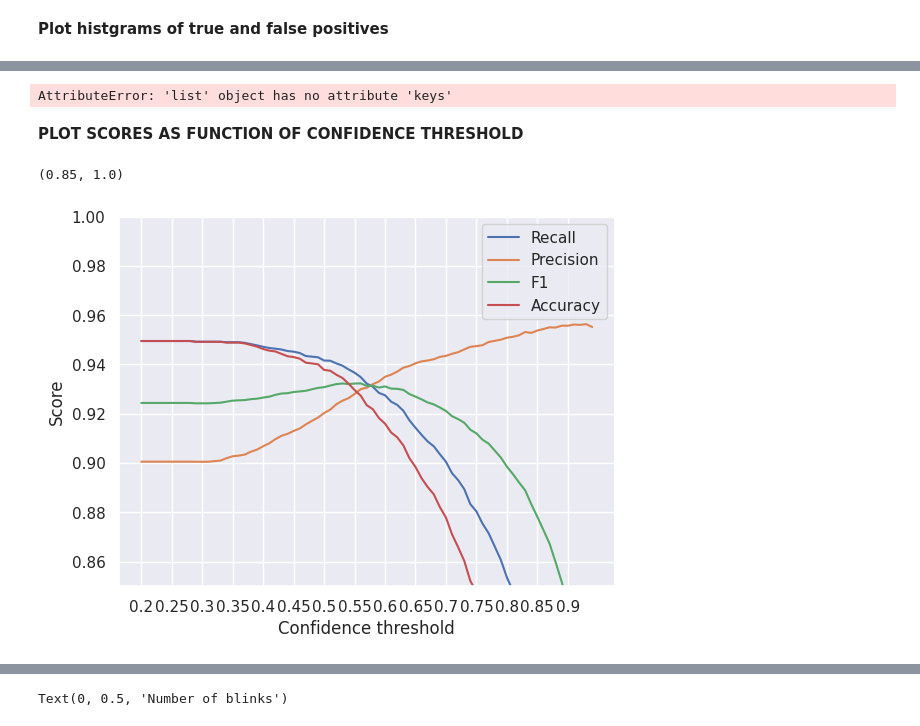
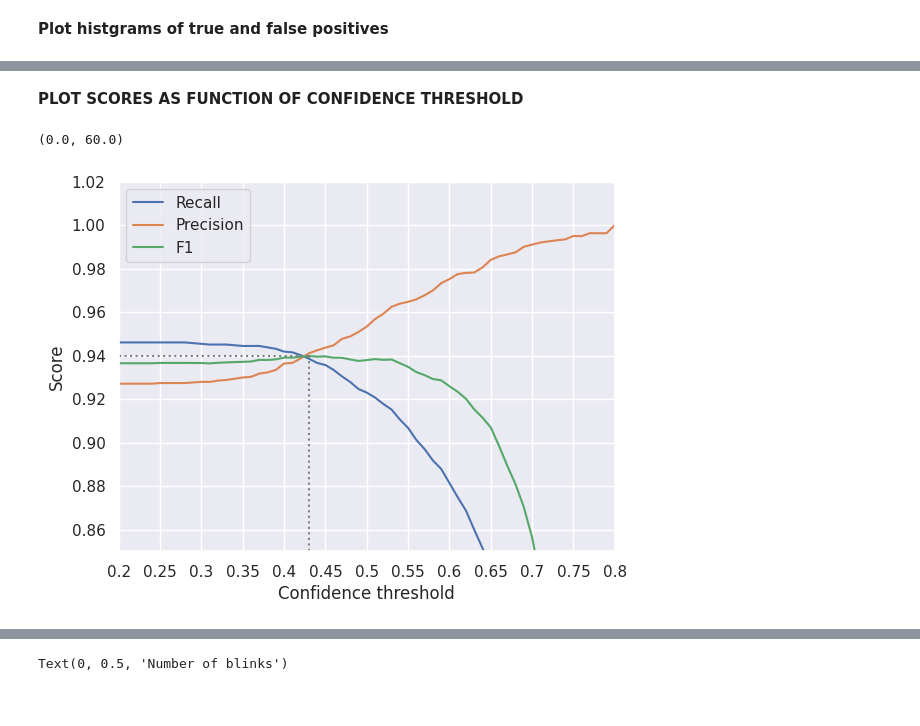
Before and after one commit to tpfffr/neon_blink_detection, a Jupyter notebook: notebooks/detect_blinks.ipynb, the cells around one changed output, grey strips where cells are left out. Cells and saved outputs as stored; diff of their text form; code cells hidden in the pictures.

```diff
--- a/notebooks/detect_blinks.ipynb
+++ b/notebooks/detect_blinks.ipynb
@@ -284,7 +284,7 @@ HTML(anim.to_html5_video())
 
 from training.dataset_splitter import load_dataset_splitter
 import warnings
-warnings.filterwarnings("ignore")
+warnings.filterwarnings("default")
 
 path = "/users/tom/experiments/neon_blink_detection/datasets/train_data/optical_flow/all_timestamps.pkl"
 
@@ -306,9 +306,17 @@ def compute_confidence(type="mean", prctile=None):
         if idx==0:
             continue
 
+        # Load XGBoost classifier
+        # ---------------------
         clf = "/users/tom/git/neon_blink_detection/export-XGBClassifier-3-100320231148/n_lay5-lay_intv7-grid4-win15-trans0.0-scale0.0/weights-%d.sav" %idx
 
-        all_probas = np.load("/users/tom/git/neon_blink_detection/export-XGBClassifier-3-100320231148/n_lay5-lay_intv7-grid4-win15-trans0.0-scale0.0/proba-%d.npy" %idx, allow_pickle=True)
+        # Load XGBoost model output
+        # --------------------
+        # all_probas = np.load("/users/tom/git/neon_blink_detection/export-XGBClassifier-3-100320231148/n_lay5-lay_intv7-grid4-win15-trans0.0-scale0.0/proba-%d.npy" %idx, allow_pickle=True)
+
+        # Load CNN model output
+        # --------------------
+        all_probas = np.load("/users/tom/git/neon_blink_detection/export-XGBClassifier-3-310320230902/n_lay5-lay_intv7-grid7-win11-trans0.0-scale0.0-speed0.0/proba-%d.npy" %idx, allow_pickle=True)
 
         for clip_name in clip_tuples_val:
 
@@ -335,13 +343,13 @@ def compute_confidence(type="mean", prctile=None):
             blink_info[clip_name]["fpr"] = fpr
             blink_info[clip_name]["blink_nr"] = blink_nr
             blink_info[clip_name]["gt"] = gt_blinks
+            blink_info[clip_name]["smoothed_proba"] = smoothed_proba
 
             for i in range(len(tp)):
                 start_idx = tp[i][1][0]
                 end_idx = tp[i][1][1]
 
                 confidence_blink_tmp, _, _ = pf.compute_confidence(start_idx, end_idx, smoothed_proba, type=type, prctile=prctile)
-
                 tp_confidence[clip_name].append(confidence_blink_tmp)
 
             for i in range(len(fp)):
@@ -349,7 +357,6 @@ def compute_confidence(type="mean", prctile=None):
                 end_idx = fp[i][1][1]
 
                 confidence_blink_tmp, _, _ = pf.compute_confidence(start_idx, end_idx, smoothed_proba, type=type, prctile=prctile)
-
                 fp_confidence[clip_name].append(confidence_blink_tmp)
 
     return tp_confidence, fp_confidence, blink_info
@@ -500,12 +529,10 @@ all_fpr = [fpr[x] for x in fpr.keys()]
 plt.scatter(all_br, all_fpr, ec="w", fc="k")
 plt.xlabel("Blink rate")
 plt.ylabel("False positive rate")
-# %% [output]
-AttributeError: 'list' object has no attribute 'keys'
 # %% [markdown]
 **PLOT SCORES AS FUNCTION OF CONFIDENCE THRESHOLD**
 # %%
-confidence_thresholds = np.arange(0.2, 0.95, 0.01)
+confidence_thresholds = np.arange(0.2, 0.8, 0.01)
 
 f1 = {}
 recall = {}
@@ -521,38 +548,51 @@ for confidence_threshold in confidence_thresholds:
 
     f1[confidence_threshold] = []
     recall[confidence_threshold] = []
     precision[confidence_threshold] = []
 
     for subject_id in blink_info.keys():
         for confidence in tp_confidence[subject_id]:
             if confidence < confidence_threshold:
                 tp -= 1
                 fn += 1
 
         for confidence in fp_confidence[subject_id]:
             if confidence < confidence_threshold:
                 fp -= 1
 
-        recall[confidence_threshold].append(tp / (tp + fn))
+    recall[confidence_threshold].append(tp / (tp + fn))
+
+    if tp == 0 and fp == 0:
+        precision[confidence_threshold].append(1)
+    else:
         precision[confidence_threshold].append(tp / (tp + fp))
 
-        f1[confidence_threshold].append(2 * (precision[confidence_threshold][-1] * recall[confidence_threshold][-1]) / (precision[confidence_threshold][-1] + recall[confidence_threshold][-1]))
+    f1[confidence_threshold].append(2 * (precision[confidence_threshold][-1] * recall[confidence_threshold][-1]) / (precision[confidence_threshold][-1] + recall[confidence_threshold][-1]))
 
-        accuracy[confidence_threshold] = tp / blinks
+    accuracy[confidence_threshold] = tp / blinks
 
 plt.plot([np.mean(recall[x]) for x in recall.keys()])
 plt.plot([np.mean(precision[x]) for x in precision.keys()])
 plt.plot([np.mean(f1[x]) for x in f1.keys()])
-plt.plot([np.mean(accuracy[x]) for x in accuracy.keys()])
 
-plt.legend(["Recall", "Precision", "F1", "Accuracy"])
+plt.legend(["Recall", "Precision", "F1"])
 plt.xlabel("Confidence threshold")
 plt.ylabel("Score")
 
 # x-labels
 plt.xticks(np.arange(0, len(confidence_thresholds), 5), [round(x, 2) for x in confidence_thresholds[::5]])
 
-plt.ylim(0.85, 1)
+ymax=np.max([np.mean(f1[x]) for x in f1.keys()])
+xmax=np.argmax([np.mean(f1[x]) for x in f1.keys()])
+
+# plot horitontal dashed line where the maximum f1 score is
+plt.axhline(y=ymax, xmax=xmax/60 ,color=[0.5, 0.5, 0.5], linestyle=":")
+
+
+plt.axvline(x=np.argmax([np.mean(f1[x]) for x in f1.keys()]), color=[0.5, 0.5, 0.5], linestyle=":",  ymax=(ymax-0.85)/0.17)
+
+plt.ylim(0.85, 1.02)
+plt.xlim(0, 60)
 # %% [output]
-(0.85, 1.0)
+(0.0, 60.0)
-[figure, old version]
+[figure, new version]
```
Also changed, not shown: parts of 10 cells of this notebook, 24 other files.
